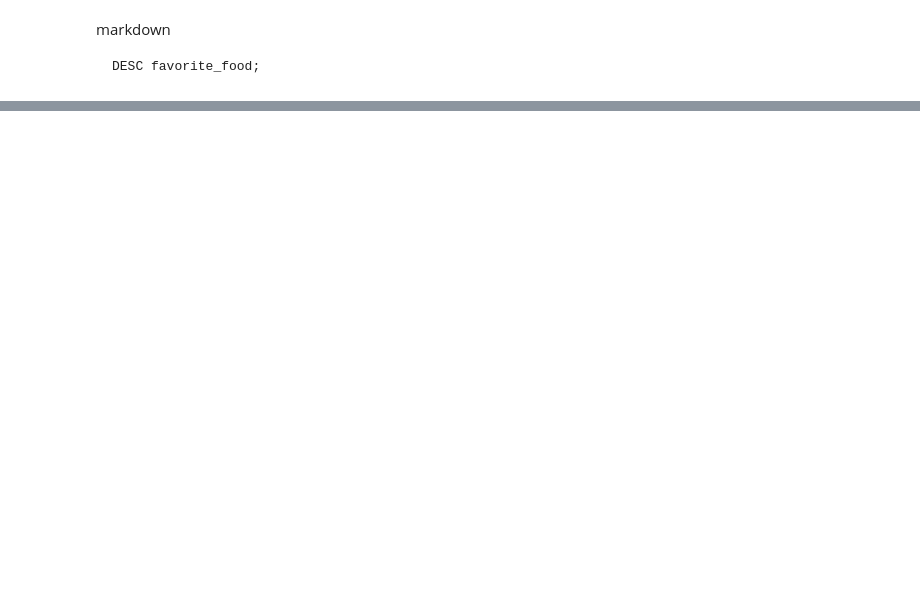
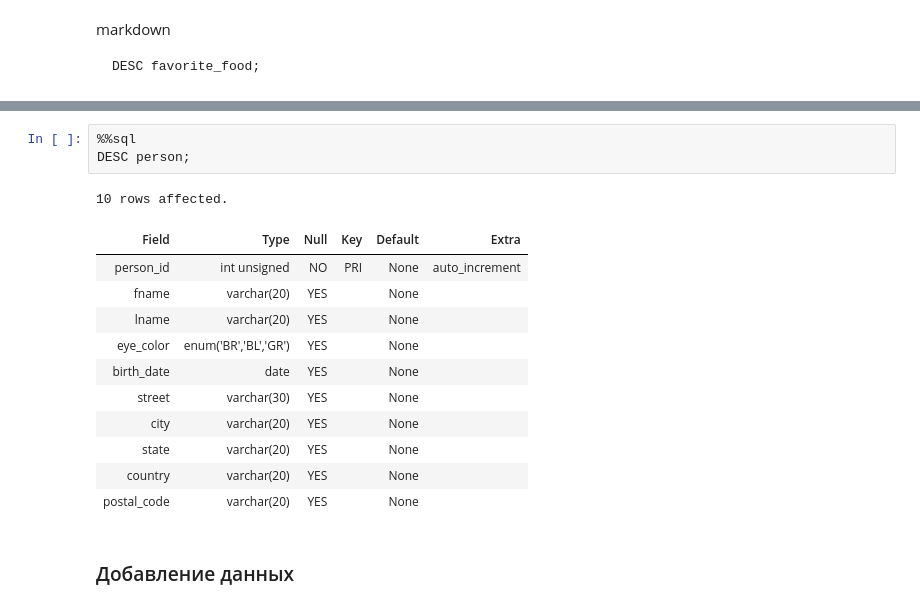
Before and after one commit to magus1968/learning-sql, a Jupyter notebook: docs/ch02.ipynb, the cells around one changed output, grey strips where cells are left out. Cells and saved outputs as stored; diff of their text form; blank space fills up the shorter version.

```diff
--- a/docs/ch02.ipynb
+++ b/docs/ch02.ipynb
@@ -136,0 +290,18 @@ DESC favorite_food;
+# %%
+%%sql
+DESC person;
+# %% [output]
+10 rows affected.
+| Field | Type | Null | Key | Default | Extra |
+| person_id | int unsigned | NO | PRI | None | auto_increment |
+| fname | varchar(20) | YES |  | None |  |
+| lname | varchar(20) | YES |  | None |  |
+| eye_color | enum('BR','BL','GR') | YES |  | None |  |
+| birth_date | date | YES |  | None |  |
+| street | varchar(30) | YES |  | None |  |
+| city | varchar(20) | YES |  | None |  |
+| state | varchar(20) | YES |  | None |  |
+| country | varchar(20) | YES |  | None |  |
+| postal_code | varchar(20) | YES |  | None |  |
+# %% [markdown]
+### Добавление данных
```
Also changed, not shown: parts of 51 cells of this notebook, 3 other files.
